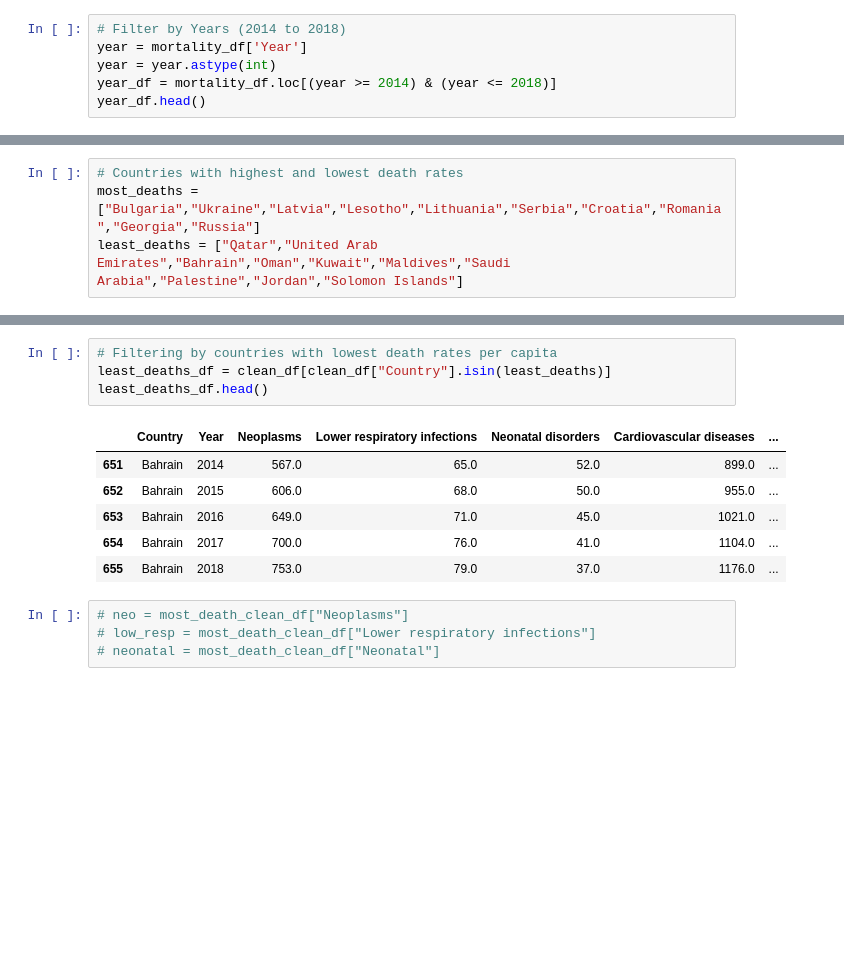
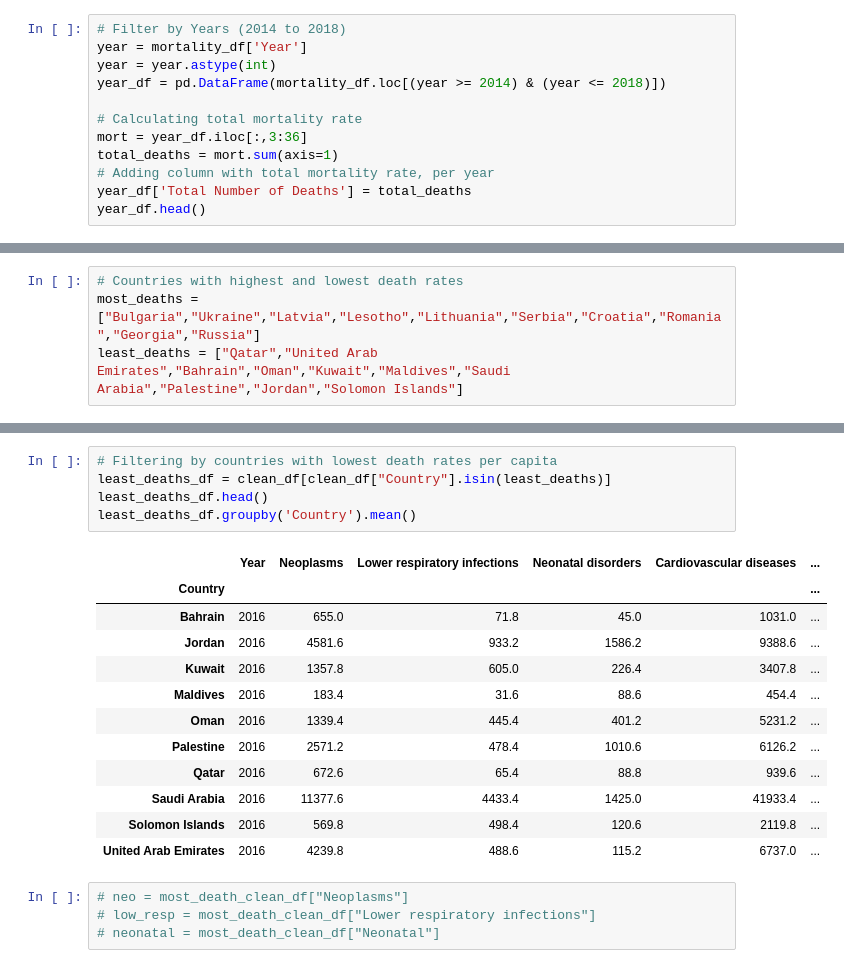
Before and after one commit to TanishaCooper/projectone_groupfour, a Jupyter notebook: HealthcarePy/test.ipynb, the cells around one changed output, grey strips where cells are left out. Cells and saved outputs as stored; diff of their text form; blank space fills up the shorter version.

```diff
--- a/HealthcarePy/test.ipynb
+++ b/HealthcarePy/test.ipynb
@@ -56,7 +49,13 @@ mortality_df.head()
 # Filter by Years (2014 to 2018)
 year = mortality_df['Year']
 year = year.astype(int)
-year_df = mortality_df.loc[(year >= 2014) & (year <= 2018)]
+year_df = pd.DataFrame(mortality_df.loc[(year >= 2014) & (year <= 2018)])
+
+# Calculating total mortality rate
+mort = year_df.iloc[:,3:36]
+total_deaths = mort.sum(axis=1)
+# Adding column with total mortality rate, per year
+year_df['Total Number of Deaths'] = total_deaths
 year_df.head()
 # %% [output]
 |  | Country | Code | Year | Number of executions (Amnesty Int... | Meningitis | Neoplasms | Fire, heat, and hot substances | Malaria | ... |
@@ -94,14 +115,21 @@ most_deaths_df.head()
 # %%
 # Filtering by countries with lowest death rates per capita
 least_deaths_df = clean_df[clean_df["Country"].isin(least_deaths)]
 least_deaths_df.head()
+least_deaths_df.groupby('Country').mean()
 # %% [output]
-|  | Country | Year | Neoplasms | Lower respiratory infections | Neonatal disorders | Cardiovascular diseases | ... |
-| 651 | Bahrain | 2014 | 567.0 | 65.0 | 52.0 | 899.0 | ... |
-| 652 | Bahrain | 2015 | 606.0 | 68.0 | 50.0 | 955.0 | ... |
-| 653 | Bahrain | 2016 | 649.0 | 71.0 | 45.0 | 1021.0 | ... |
-| 654 | Bahrain | 2017 | 700.0 | 76.0 | 41.0 | 1104.0 | ... |
-| 655 | Bahrain | 2018 | 753.0 | 79.0 | 37.0 | 1176.0 | ... |
+|  | Year | Neoplasms | Lower respiratory infections | Neonatal disorders | Cardiovascular diseases | ... |
+| Country |  |  |  |  |  | ... |
+| Bahrain | 2016 | 655.0 | 71.8 | 45.0 | 1031.0 | ... |
+| Jordan | 2016 | 4581.6 | 933.2 | 1586.2 | 9388.6 | ... |
+| Kuwait | 2016 | 1357.8 | 605.0 | 226.4 | 3407.8 | ... |
+| Maldives | 2016 | 183.4 | 31.6 | 88.6 | 454.4 | ... |
+| Oman | 2016 | 1339.4 | 445.4 | 401.2 | 5231.2 | ... |
+| Palestine | 2016 | 2571.2 | 478.4 | 1010.6 | 6126.2 | ... |
+| Qatar | 2016 | 672.6 | 65.4 | 88.8 | 939.6 | ... |
+| Saudi Arabia | 2016 | 11377.6 | 4433.4 | 1425.0 | 41933.4 | ... |
+| Solomon Islands | 2016 | 569.8 | 498.4 | 120.6 | 2119.8 | ... |
+| United Arab Emirates | 2016 | 4239.8 | 488.6 | 115.2 | 6737.0 | ... |
 # %%
 # neo = most_death_clean_df["Neoplasms"]
 # low_resp = most_death_clean_df["Lower respiratory infections"]
```
Also changed, not shown: parts of 8 cells of this notebook.
